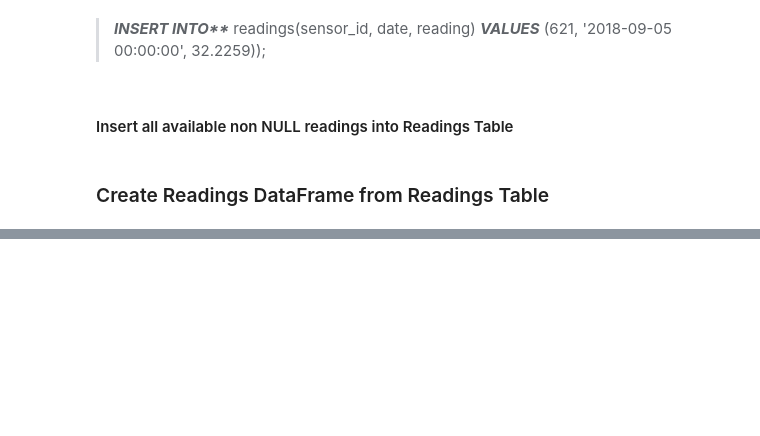
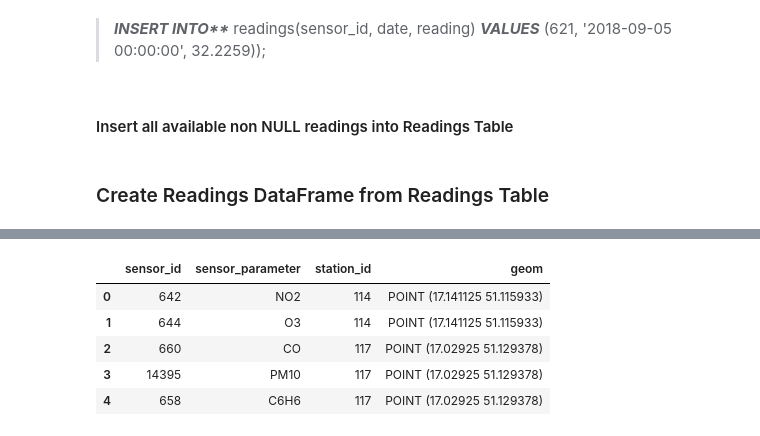
Before and after one commit to lukaszKielar/Home-Air-Quality-Station, a Jupyter notebook: python/GIOS_readings.ipynb, the cells around one changed output, grey strips where cells are left out. Saved outputs shown, nothing was run; the diff lists cells and outputs as text; code cells hidden in the pictures; blank space fills up the shorter version.

```diff
--- a/python/GIOS_readings.ipynb
+++ b/python/GIOS_readings.ipynb
@@ -532,0 +496,10 @@ readings_gdf.crs = from_epsg(4326)
+# %%
+sensors_df = sensors_df.merge(stations_df, on='station_id')
+sensors_df.head()
+# %% [output]
+|  | sensor_id | sensor_parameter | station_id | geom |
+| 0 | 642 | NO2 | 114 | POINT (17.141125 51.115933) |
+| 1 | 644 | O3 | 114 | POINT (17.141125 51.115933) |
+| 2 | 660 | CO | 117 | POINT (17.02925 51.129378) |
+| 3 | 14395 | PM10 | 117 | POINT (17.02925 51.129378) |
+| 4 | 658 | C6H6 | 117 | POINT (17.02925 51.129378) |
```
Also changed, not shown: parts of 40 cells of this notebook, 17 other files.
